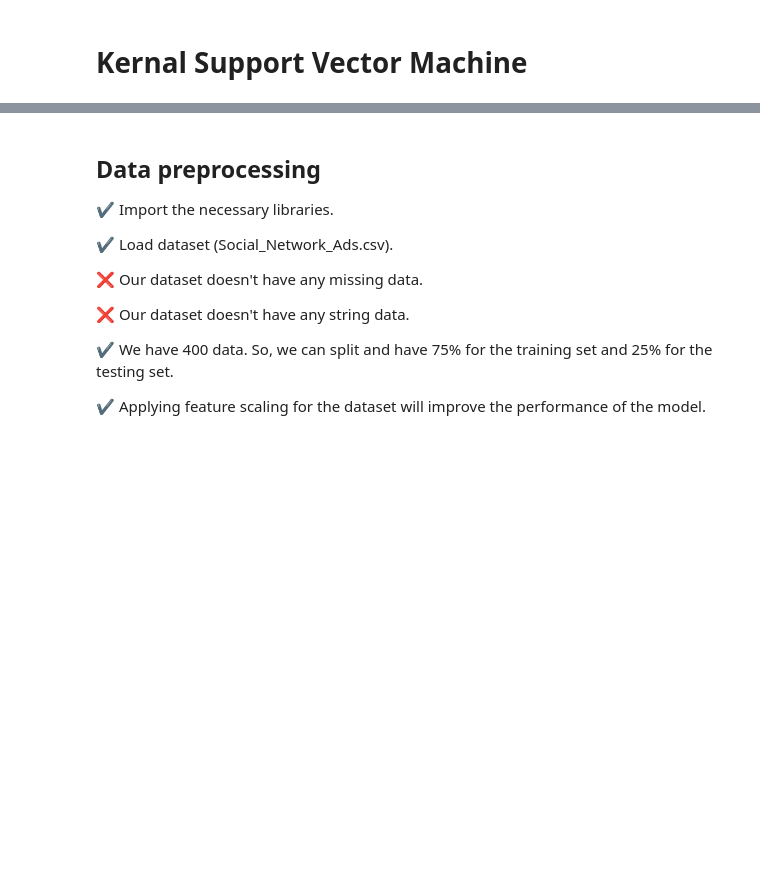
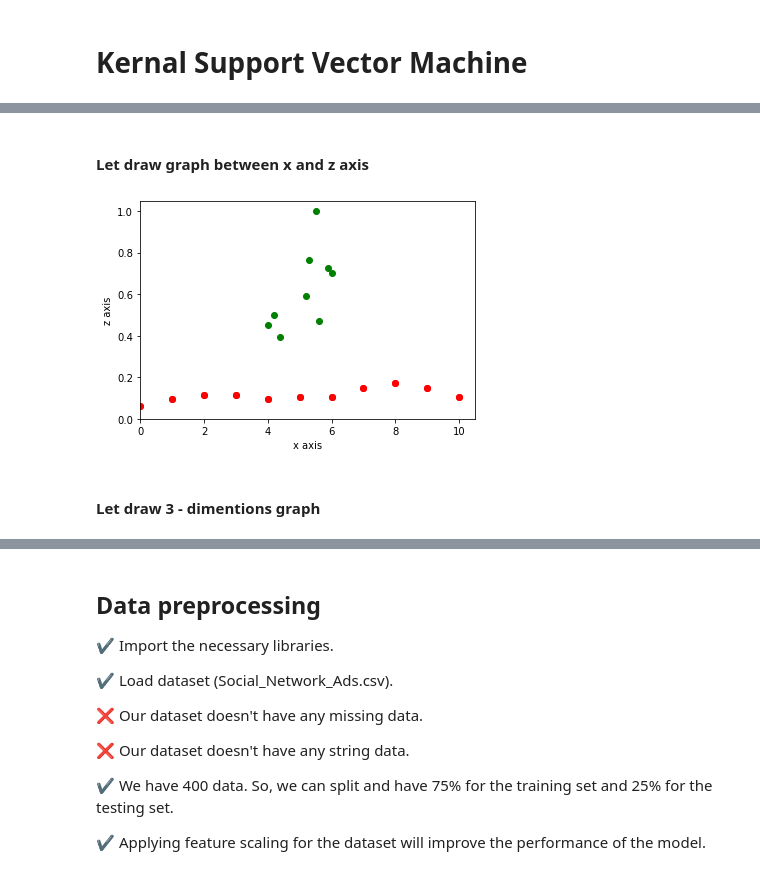
Before and after one commit to sanjay-rb/Machine-learning, a Jupyter notebook: notebook/13 . Kernal Support Vector Machine.ipynb, the cells around one changed output, grey strips where cells are left out. Saved outputs shown, nothing was run; the diff lists cells and outputs as text; code cells hidden in the pictures; blank space fills up the shorter version.

```diff
--- a/notebook/13 . Kernal Support Vector Machine.ipynb
+++ b/notebook/13 . Kernal Support Vector Machine.ipynb
@@ -96,0 +99,17 @@ Text(0.5, 0, 'z axis')
+# %% [markdown]
+#### Let draw graph between x and z axis
+# %%
+for i in range(len(x)):
+    plt.scatter(
+        x=x[i], y=z[i],
+        color=('red', 'green')[result[i]],
+    )
+plt.xlim(0)
+plt.ylim(0)
+plt.xlabel('x axis')
+plt.ylabel('z axis')
+plt.show()
+# %% [output]
+[figure, added]
+# %% [markdown]
+#### Let draw 3 - dimentions graph
```
Also changed, not shown: parts of 19 cells of this notebook, 2 other files.
